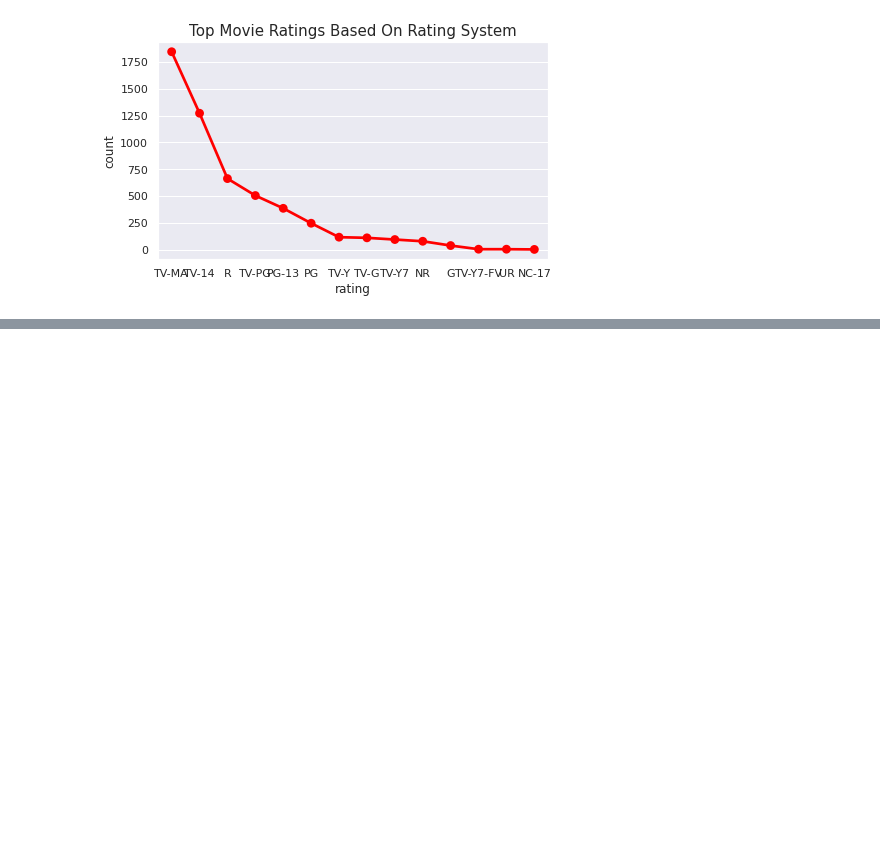
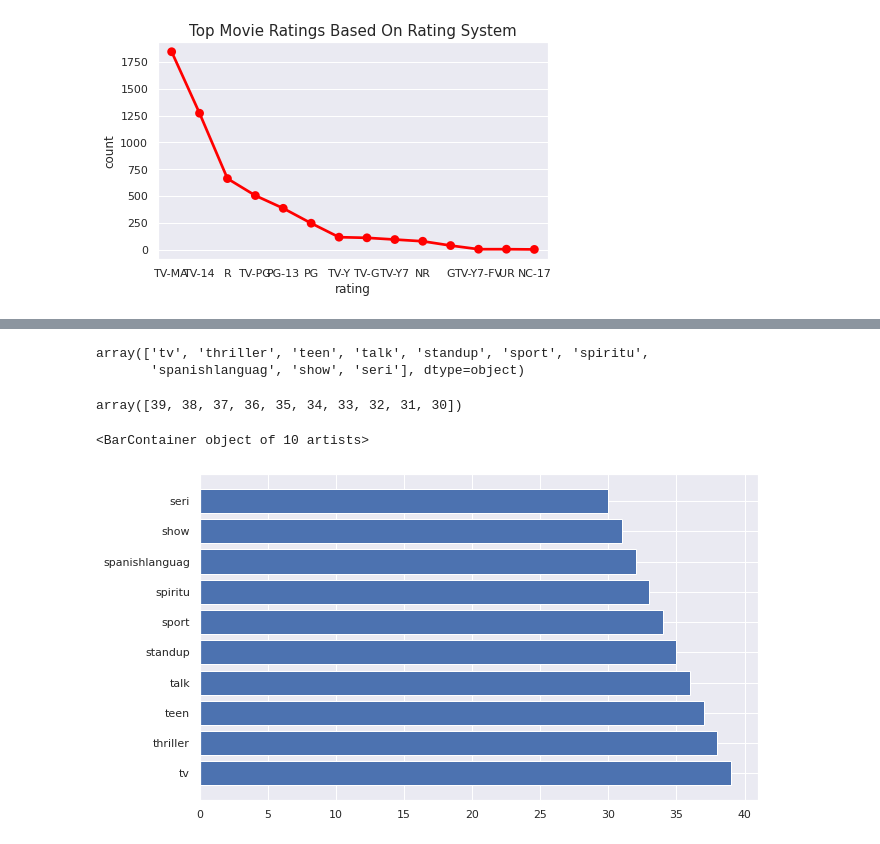
Before and after one commit to techsidh/netflix-movie-and-tv-shows-clustering, a Jupyter notebook: Capstone_Project_NETFLIX_MOVIE_AND_TV_SHOWS_CLUSTERINg.ipynb, the cells around one changed output, grey strips where cells are left out. Cells and saved outputs as stored; diff of their text form; code cells hidden in the pictures; blank space fills up the shorter version.

```diff
--- a/Capstone_Project_NETFLIX_MOVIE_AND_TV_SHOWS_CLUSTERINg.ipynb
+++ b/Capstone_Project_NETFLIX_MOVIE_AND_TV_SHOWS_CLUSTERINg.ipynb
@@ -533,0 +883,6 @@ plt.show()
+# %%
+vocab_after_stemming_listed_in = pd.DataFrame({"Word_listed_in": vocab_listed_in ,
+                                               "count_listed_in" :count_of_vocab_listed_in})
+# Sort the dataframe by count
+vocab_after_stemming_listed_in = vocab_after_stemming_listed_in.sort_values("count_listed_in" ,ascending=False)
+vocab_after_stemming_listed_in.head(5)
@@ -533,0 +896,22 @@ plt.show()
+# %%
+top_10_most_ocurred_vocab_lised_in_after_stem = vocab_after_stemming_listed_in.head(10)
+# %%
+top_10_most_ocurred_vocab_lised_in_after_stem_word = top_10_most_ocurred_vocab_lised_in_after_stem['Word_listed_in'].values
+top_10_most_ocurred_vocab_lised_in_after_stem_word
+# %% [output]
+array(['tv', 'thriller', 'teen', 'talk', 'standup', 'sport', 'spiritu',
+       'spanishlanguag', 'show', 'seri'], dtype=object)
+# %%
+top_10_most_ocurred_vocab_lised_in_after_stem_count = top_10_most_ocurred_vocab_lised_in_after_stem['count_listed_in'].values
+top_10_most_ocurred_vocab_lised_in_after_stem_count
+# %% [output]
+array([39, 38, 37, 36, 35, 34, 33, 32, 31, 30])
+# %%
+
+
+plt.figure( figsize = ( 10,6))
+
+plt.barh(top_10_most_ocurred_vocab_lised_in_after_stem_word , top_10_most_ocurred_vocab_lised_in_after_stem_count )
+# %% [output]
+<BarContainer object of 10 artists>
+[figure, added]
```
Also changed, not shown: parts of 53 cells of this notebook.
